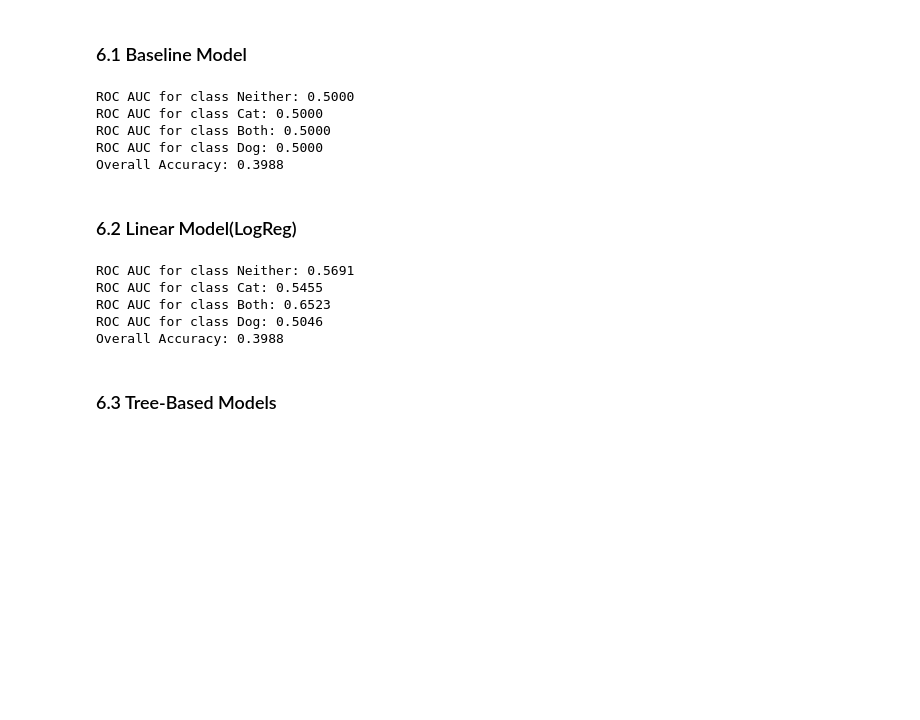
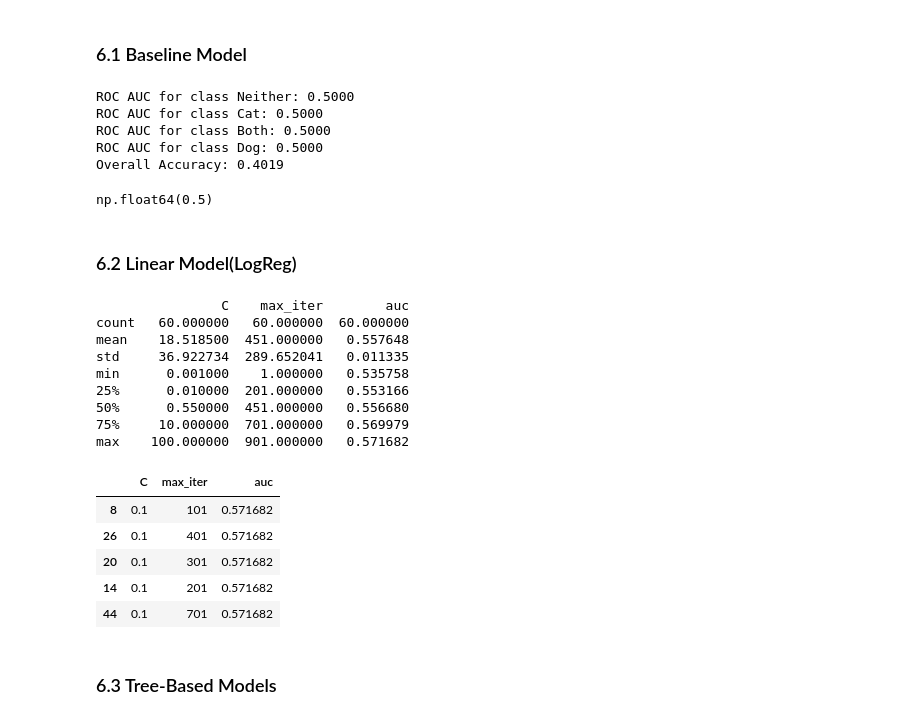
Before and after one commit to altmnt/ml-zoomcamp-fun, a Jupyter notebook: MIDTERM/project.ipynb, the cells around one changed output. Drawn from its saved outputs; the diff is of its cells as text; code cells hidden in the pictures; blank space fills up the shorter version.

```diff
--- a/MIDTERM/project.ipynb
+++ b/MIDTERM/project.ipynb
@@ -531,25 +549,46 @@ from sklearn.dummy import DummyClassifier
 baseline = DummyClassifier(strategy='most_frequent')
 baseline.fit(X_train, y_train)
 
-print_classification_metrics(baseline, X_val, y_val)
+classification_metrics(baseline, X_val, y_val, show=True)
 # %% [output]
 ROC AUC for class Neither: 0.5000
 ROC AUC for class Cat: 0.5000
 ROC AUC for class Both: 0.5000
 ROC AUC for class Dog: 0.5000
-Overall Accuracy: 0.3988
+Overall Accuracy: 0.4019
+np.float64(0.5)
 # %% [markdown]
 ### 6.2 Linear Model(LogReg)
 # %%
-m = LogisticRegression(max_iter=1000, C=0.1, multi_class='ovr',
-                       random_state=SEED, solver='liblinear')
-m.fit(X_train, y_train)
-print_classification_metrics(m, X_val, y_val)
+iters = range(1,1001,100)
+cs = [ 0.001, 0.01, 0.1, 1, 10, 100 ]
+
+params = [ (c,i) for i in iters for c in cs ]
+results = []
+for c,i in params:
+    m = LogisticRegression(max_iter=i, C=c, multi_class='ovr',
+                        random_state=SEED, solver='liblinear')
+    m.fit(X_train, y_train)
+    results.append({"C":c, "max_iter":i, "auc":classification_metrics(m, X_val, y_val)})
+
+log_reg_res = pd.DataFrame(results).sort_values(by="auc", ascending= False)
+print(log_reg_res.describe())
+log_reg_res.head()
 # %% [output]
-ROC AUC for class Neither: 0.5691
-ROC AUC for class Cat: 0.5455
-ROC AUC for class Both: 0.6523
-ROC AUC for class Dog: 0.5046
-Overall Accuracy: 0.3988
+                C    max_iter        auc
+count   60.000000   60.000000  60.000000
+mean    18.518500  451.000000   0.557648
+std     36.922734  289.652041   0.011335
+min      0.001000    1.000000   0.535758
+25%      0.010000  201.000000   0.553166
+50%      0.550000  451.000000   0.556680
+75%     10.000000  701.000000   0.569979
+max    100.000000  901.000000   0.571682
+|  | C | max_iter | auc |
+| 8 | 0.1 | 101 | 0.571682 |
+| 26 | 0.1 | 401 | 0.571682 |
+| 20 | 0.1 | 301 | 0.571682 |
+| 14 | 0.1 | 201 | 0.571682 |
+| 44 | 0.1 | 701 | 0.571682 |
 # %% [markdown]
 ### 6.3 Tree-Based Models
```
Also changed, not shown: parts of 16 cells of this notebook.
